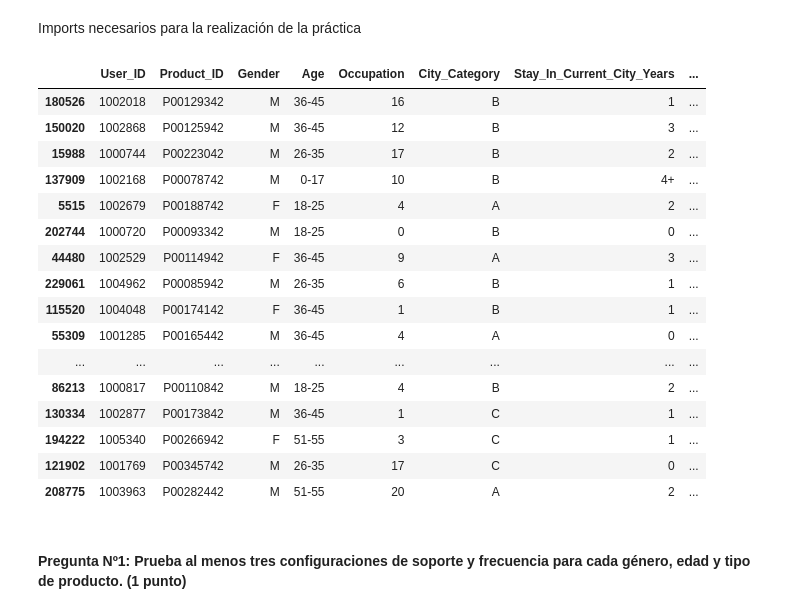
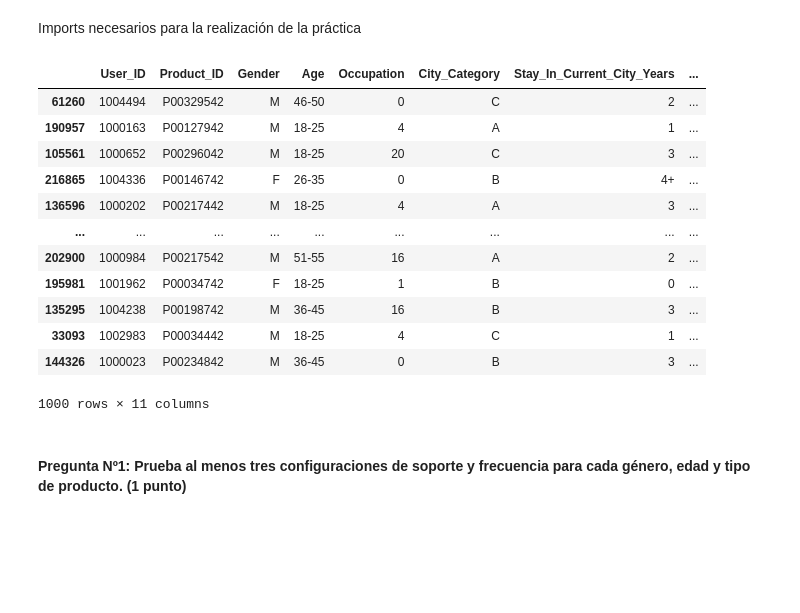
Before and after one commit to ikeruco29/Lab02_GSP-RA, a Jupyter notebook: Pr1_Reglas-de-asociacion.ipynb, the cells around one changed output. Saved outputs shown, nothing was run; the diff lists cells and outputs as text; code cells hidden in the pictures; blank space fills up the shorter version.

```diff
--- a/Pr1_Reglas-de-asociacion.ipynb
+++ b/Pr1_Reglas-de-asociacion.ipynb
@@ -15,27 +15,23 @@ from mlxtend.frequent_patterns import association_rules
 from tabulate import tabulate
 # %%
 itemsetOG = pd.read_csv("BlackFriday.csv").dropna().drop_duplicates()
-#itemset = itemsetOG.sample(frac=0.001)
-itemset = itemsetOG.sample(20)
+#itemset = itemsetOG.sample(frac=0.01)
+itemset = itemsetOG.sample(1000)
 itemset
 # %% [output]
 |  | User_ID | Product_ID | Gender | Age | Occupation | City_Category | Stay_In_Current_City_Years | ... |
-| 180526 | 1002018 | P00129342 | M | 36-45 | 16 | B | 1 | ... |
-| 150020 | 1002868 | P00125942 | M | 36-45 | 12 | B | 3 | ... |
-| 15988 | 1000744 | P00223042 | M | 26-35 | 17 | B | 2 | ... |
-| 137909 | 1002168 | P00078742 | M | 0-17 | 10 | B | 4+ | ... |
-| 5515 | 1002679 | P00188742 | F | 18-25 | 4 | A | 2 | ... |
-| 202744 | 1000720 | P00093342 | M | 18-25 | 0 | B | 0 | ... |
-| 44480 | 1002529 | P00114942 | F | 36-45 | 9 | A | 3 | ... |
-| 229061 | 1004962 | P00085942 | M | 26-35 | 6 | B | 1 | ... |
-| 115520 | 1004048 | P00174142 | F | 36-45 | 1 | B | 1 | ... |
-| 55309 | 1001285 | P00165442 | M | 36-45 | 4 | A | 0 | ... |
+| 61260 | 1004494 | P00329542 | M | 46-50 | 0 | C | 2 | ... |
+| 190957 | 1000163 | P00127942 | M | 18-25 | 4 | A | 1 | ... |
+| 105561 | 1000652 | P00296042 | M | 18-25 | 20 | C | 3 | ... |
+| 216865 | 1004336 | P00146742 | F | 26-35 | 0 | B | 4+ | ... |
+| 136596 | 1000202 | P00217442 | M | 18-25 | 4 | A | 3 | ... |
 | ... | ... | ... | ... | ... | ... | ... | ... | ... |
-| 86213 | 1000817 | P00110842 | M | 18-25 | 4 | B | 2 | ... |
-| 130334 | 1002877 | P00173842 | M | 36-45 | 1 | C | 1 | ... |
-| 194222 | 1005340 | P00266942 | F | 51-55 | 3 | C | 1 | ... |
-| 121902 | 1001769 | P00345742 | M | 26-35 | 17 | C | 0 | ... |
-| 208775 | 1003963 | P00282442 | M | 51-55 | 20 | A | 2 | ... |
+| 202900 | 1000984 | P00217542 | M | 51-55 | 16 | A | 2 | ... |
+| 195981 | 1001962 | P00034742 | F | 18-25 | 1 | B | 0 | ... |
+| 135295 | 1004238 | P00198742 | M | 36-45 | 16 | B | 3 | ... |
+| 33093 | 1002983 | P00034442 | M | 18-25 | 4 | C | 1 | ... |
+| 144326 | 1000023 | P00234842 | M | 36-45 | 0 | B | 3 | ... |
+1000 rows × 11 columns
 # %% [markdown]
 #### Pregunta Nº1: Prueba al menos tres configuraciones de soporte y frecuencia para cada género, edad y tipo de producto. (1 punto)
 # %%
```
Also changed, not shown: parts of 18 cells of this notebook.
